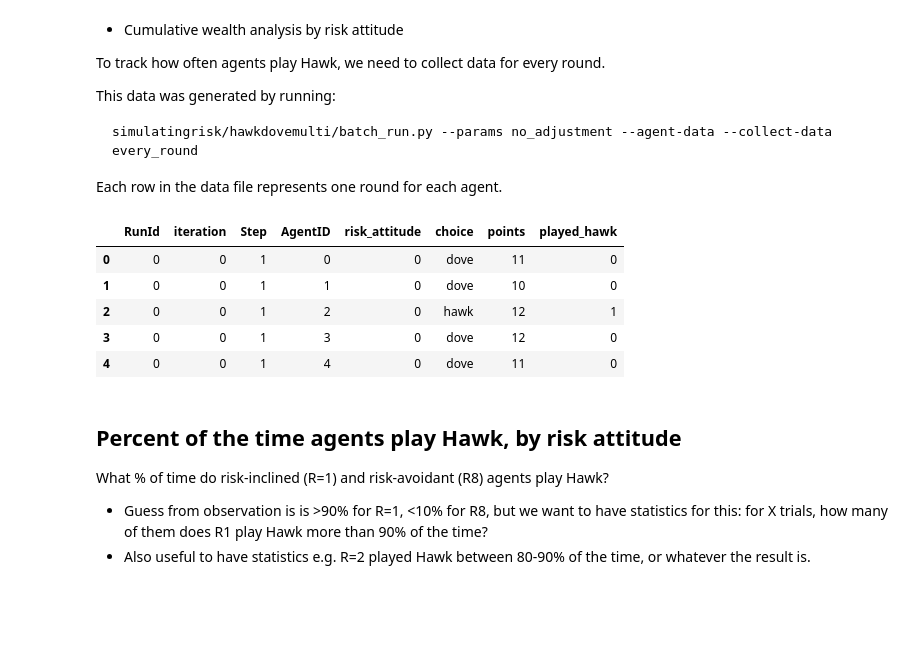
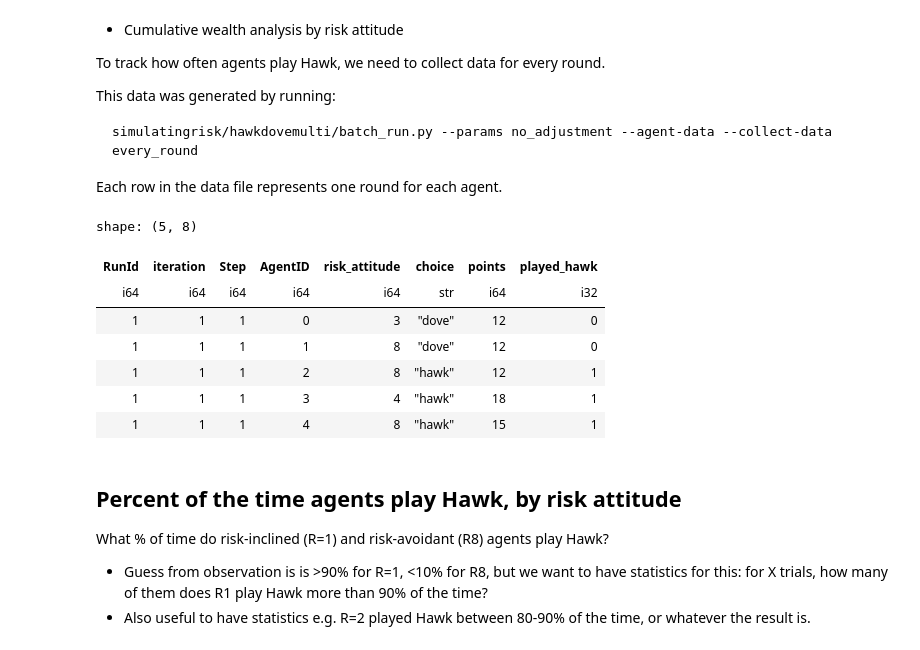
Before and after one commit to Princeton-CDH/simulating-risk, a Jupyter notebook: notebooks/hawkdovemulti_noadjust/analyze_batchrun_data.ipynb, the cells around one changed output. Cells and saved outputs as stored; diff of their text form; code cells hidden in the pictures; blank space fills up the shorter version.

Commit message:
Improved batch run analysis: scaled wealth, initial risk distribution

```diff
--- a/notebooks/hawkdovemulti_noadjust/analyze_batchrun_data.ipynb
+++ b/notebooks/hawkdovemulti_noadjust/analyze_batchrun_data.ipynb
@@ -13,24 +13,35 @@ simulatingrisk/hawkdovemulti/batch_run.py --params no_adjustment --agent-data --
 
 Each row in the data file represents one round for each agent.
 # %%
-import pandas as pd
+import polars as pl
+
 
 # df = pd.read_csv("../../data/hawkdovemulti/2025-07-22T170057_747737_agent.csv")
-df = pd.read_csv("../../data/hawkdovemulti/2025-07-23T135510_859267_agent.csv")
-# code still uses risk_level internally, but relabel as risk attitude
-df = df.rename(columns={'risk_level': 'risk_attitude'})
-# drop the risk_level_changed, since it is not relevant here (no adjustment = no changes)
-df = df.drop("risk_level_changed", axis=1)
-# add a numeric field to turn choice of play to 1/0 hawk, for aggregation
-df['played_hawk'] = df.choice.apply(lambda x: 1 if x == 'hawk' else 0)
+# df = pd.read_csv("../../data/hawkdovemulti/2025-07-23T135510_859267_agent.csv")
+# which batch run data to use; use variable to ensure we use matching agent and model data
+batch_run_date = "2025-07-24T120337_924060"
+
+# load agent data, drop unneeded columns, and add numeric value 1 for played hawk, 0 for played dove
+
+df = (
+    pl.read_csv(f"../../data/hawkdovemulti/{batch_run_date}_agent.csv")
+        .drop("risk_level_changed")  # drop risk_level_changed; not relevant here (no adjustment = no changes)
+        .rename({'risk_level': 'risk_attitude'})  # code still uses risk_level internally; relabel as risk attitude
+        .with_columns(
+            # add a numeric field to turn choice of play to 1/0 hawk, for aggregation
+            played_hawk=pl.when(pl.col("choice").eq("hawk")).then(1).otherwise(0)
+        )
+)
 df.head()
 # %% [output]
+shape: (5, 8)
-|  | RunId | iteration | Step | AgentID | risk_attitude | choice | points | played_hawk |
-| 0 | 0 | 0 | 1 | 0 | 0 | dove | 11 | 0 |
-| 1 | 0 | 0 | 1 | 1 | 0 | dove | 10 | 0 |
-| 2 | 0 | 0 | 1 | 2 | 0 | hawk | 12 | 1 |
-| 3 | 0 | 0 | 1 | 3 | 0 | dove | 12 | 0 |
-| 4 | 0 | 0 | 1 | 4 | 0 | dove | 11 | 0 |
+| RunId | iteration | Step | AgentID | risk_attitude | choice | points | played_hawk |
+| i64 | i64 | i64 | i64 | i64 | str | i64 | i32 |
+| 1 | 1 | 1 | 0 | 3 | "dove" | 12 | 0 |
+| 1 | 1 | 1 | 1 | 8 | "dove" | 12 | 0 |
+| 1 | 1 | 1 | 2 | 8 | "hawk" | 12 | 1 |
+| 1 | 1 | 1 | 3 | 4 | "hawk" | 18 | 1 |
+| 1 | 1 | 1 | 4 | 8 | "hawk" | 15 | 1 |
 # %% [markdown]
 ## Percent of the time agents play Hawk, by risk attitude
 
```
Also changed, not shown: parts of 38 cells of this notebook, 1 other file.
